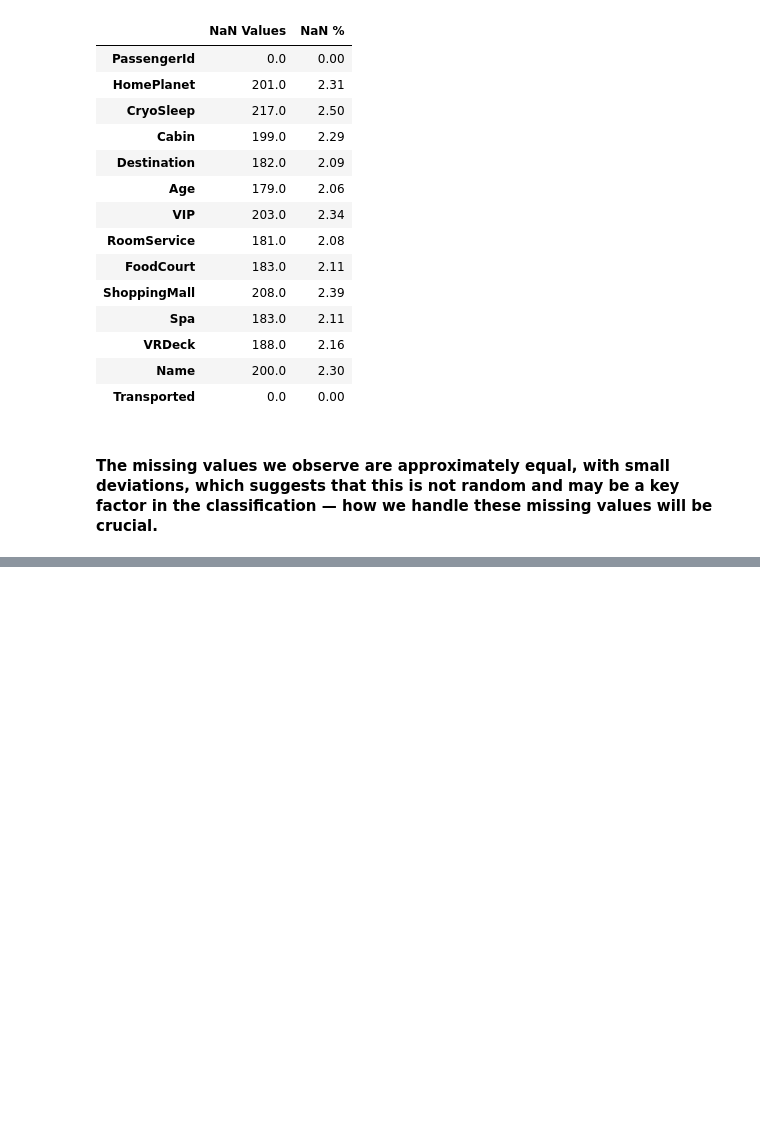
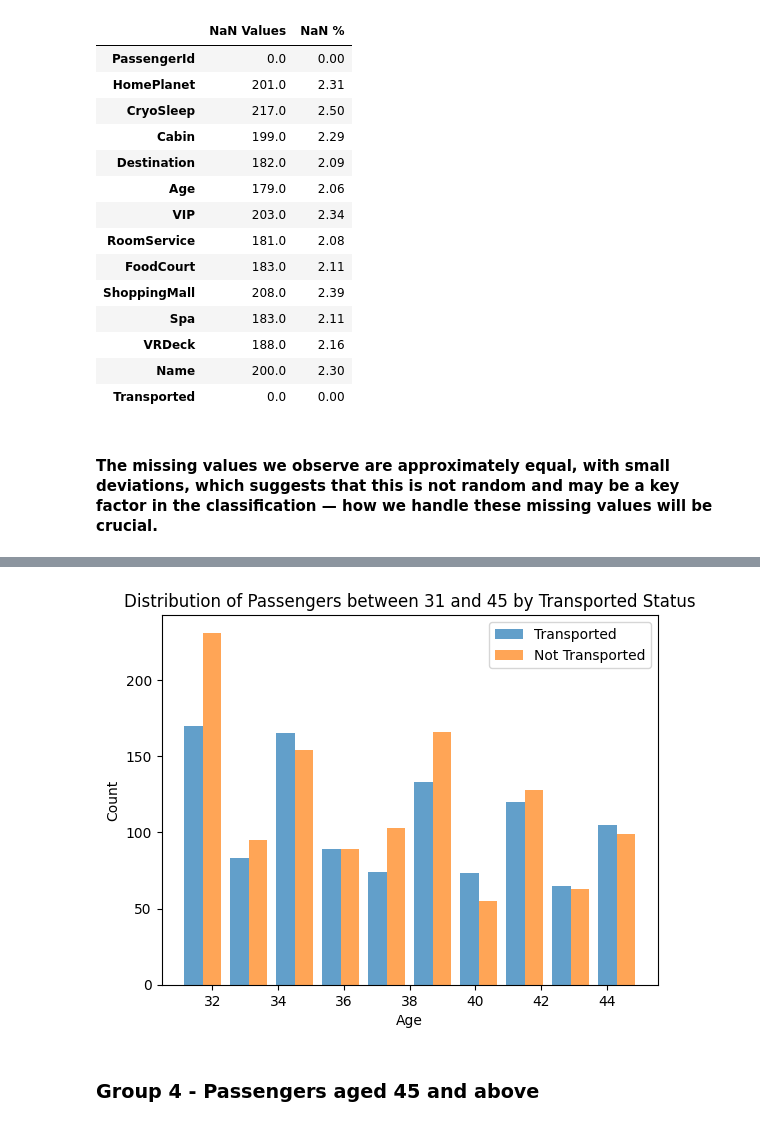
Before and after one commit to plamensve/ML_FINAL_PROJECT, a Jupyter notebook: notebooks/01_overview.ipynb, the cells around one changed output, grey strips where cells are left out. Saved outputs shown, nothing was run; the diff lists cells and outputs as text; code cells hidden in the pictures; blank space fills up the shorter version.

```diff
--- a/notebooks/01_overview.ipynb
+++ b/notebooks/01_overview.ipynb
@@ -197,0 +321,3 @@ dd
+# %%
+passenger_between_31_and_45 = data[(data['Age'] >= 31) & (data['Age'] <= 45)]
+passenger_between_31_and_45
@@ -197,0 +338,20 @@ dd
+# %%
+transported_passenger_between_31_and_45 = passenger_between_31_and_45[passenger_between_31_and_45['Transported'] == 1]
+not_transported_passenger_between_31_and_45 = passenger_between_31_and_45[passenger_between_31_and_45['Transported'] == 0]
+# %%
+plt.hist(
+    [transported_passenger_between_31_and_45['Age'], not_transported_passenger_between_31_and_45['Age']],
+    bins=10,
+    label=['Transported', 'Not Transported'],
+    alpha=0.7
+)
+
+plt.xlabel('Age')
+plt.ylabel('Count')
+plt.title('Distribution of Passengers between 31 and 45 by Transported Status')
+plt.legend()
+plt.show()
+# %% [output]
+[figure, added]
+# %% [markdown]
+### Group 4 - Passengers aged 45 and above
```
Also changed, not shown: parts of 21 cells of this notebook, 1 other file.
